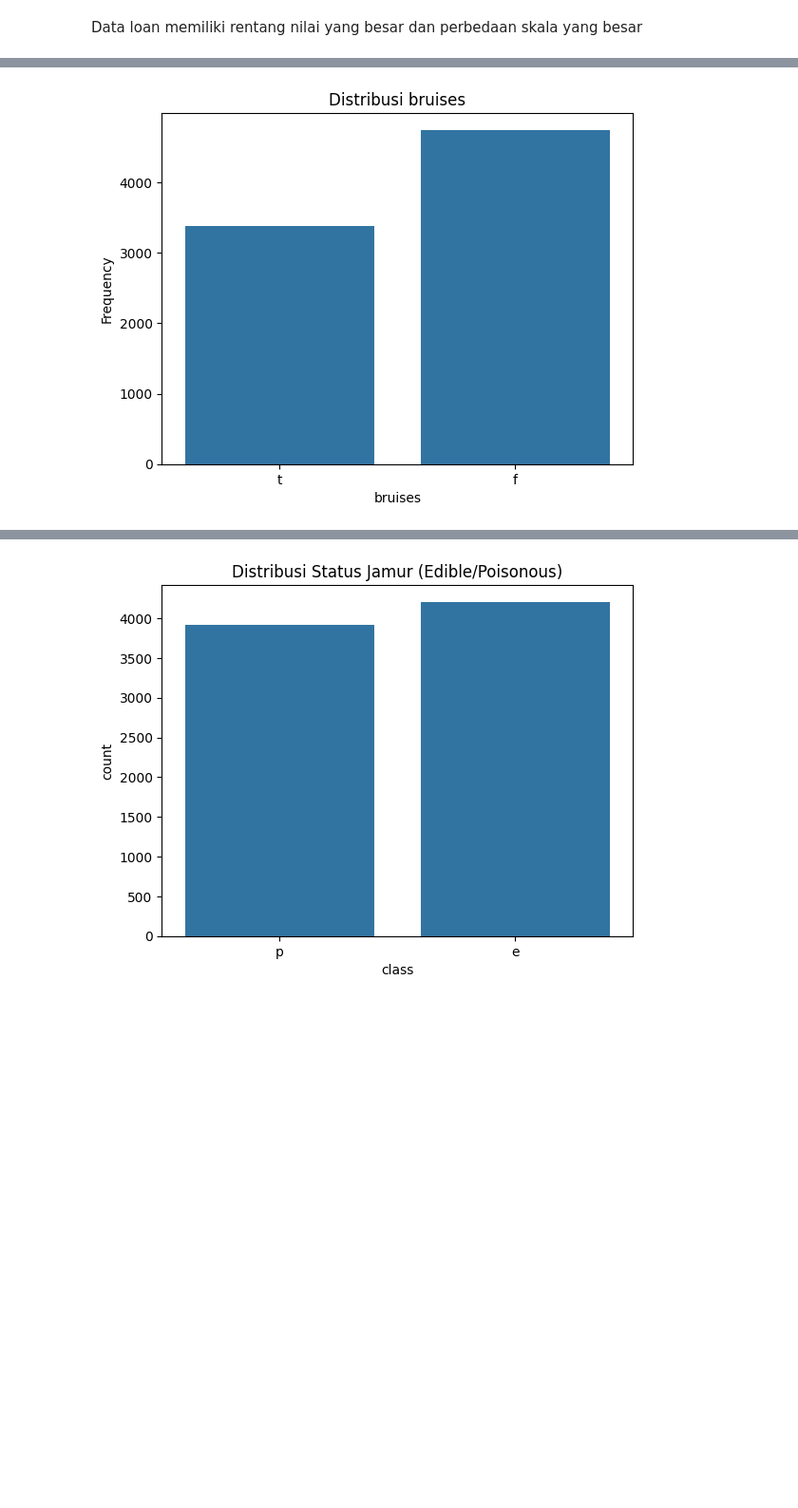
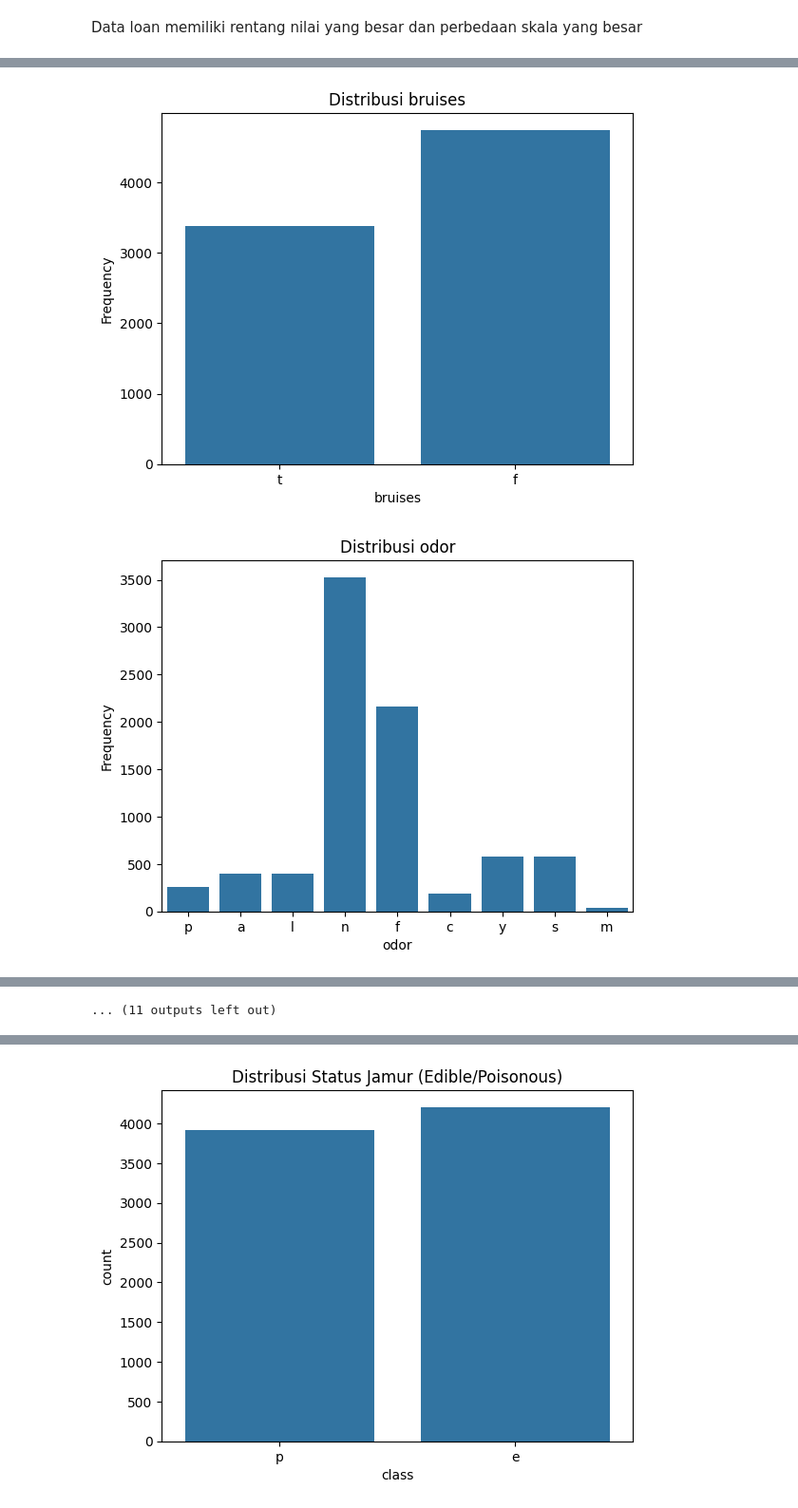
Before and after one commit to izamrosiawan/ss-code-semester-3, a Jupyter notebook: infrastruktur-dan-platform-untuk-sains-data/minggu-7/posttest/post test.ipynb, the cells around one changed output, grey strips where cells are left out. Shown at 95% size. Drawn from its saved outputs; the diff is of its cells as text; code cells hidden in the pictures; blank space fills up the shorter version.

```diff
--- a/infrastruktur-dan-platform-untuk-sains-data/minggu-7/posttest/post test.ipynb
+++ b/infrastruktur-dan-platform-untuk-sains-data/minggu-7/posttest/post test.ipynb
@@ -70,17 +70,18 @@ df.describe()
 Data loan memiliki rentang nilai yang besar dan perbedaan skala yang besar
 # %%
 # Menggunakan 5 kolom pertama dari dataset mushroom
-columns = df.columns[:5]
+columns = df.columns
 
 for col in columns:
     sns.countplot(x=df[col])
     plt.title(f'Distribusi {col}')
     plt.xlabel(col)
     plt.ylabel('Frequency')
     plt.show()
 # %% [output]
 [figure]
 [figure]
 [figure]
 [figure]
 [figure]
+[figure, added]
@@ -87,2 +94,3 @@ for col in columns:
+... (11 outputs left out)
 # %%
 # Use the first 5 columns of the mushroom dataset as categorical variables
```
Also changed, not shown: parts of 35 cells of this notebook, 1 other file.
